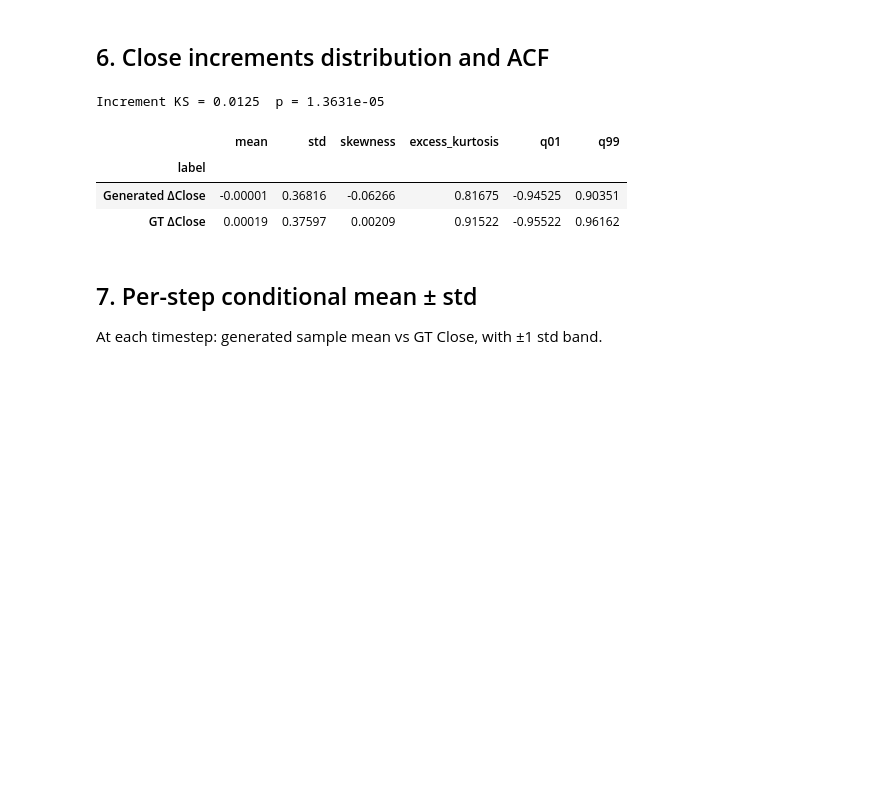
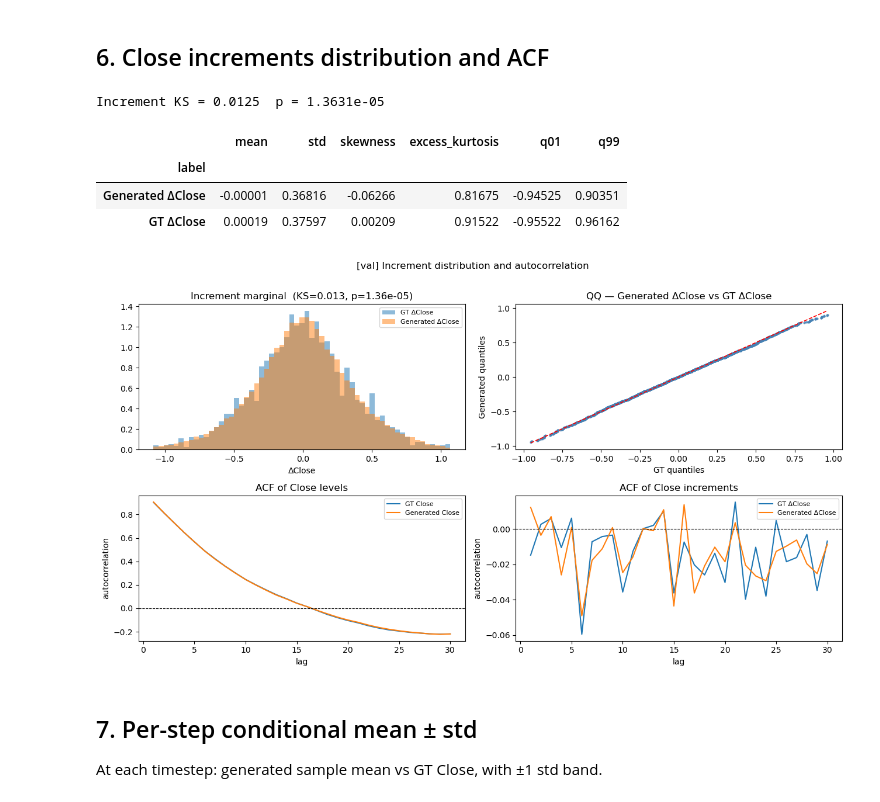
Before and after one commit to GiacomoNegri/Master-Thesis, a Jupyter notebook: notebooks/OHLC_conditional_csv_analysis.ipynb, the cells around one changed output. Saved outputs shown, nothing was run; the diff lists cells and outputs as text; code cells hidden in the pictures; blank space fills up the shorter version.

```diff
--- a/notebooks/OHLC_conditional_csv_analysis.ipynb
+++ b/notebooks/OHLC_conditional_csv_analysis.ipynb
@@ -361,34 +375,36 @@ axes[0, 0].set_xlabel("ΔClose"); axes[0, 0].legend(fontsize=8)
 
 probs_i = np.linspace(0.01, 0.99, min(len(gen_inc), 5_000))
 q_gt_i  = np.quantile(gt_inc,  probs_i)
 q_gen_i = np.quantile(gen_inc, probs_i)
 axes[0, 1].scatter(q_gt_i, q_gen_i, s=4, alpha=0.5, color="steelblue")
 lims_i = [min(q_gt_i.min(), q_gen_i.min()), max(q_gt_i.max(), q_gen_i.max())]
 axes[0, 1].plot(lims_i, lims_i, "r--", lw=1.2)
 axes[0, 1].set_title("QQ — Generated ΔClose vs GT ΔClose")
 axes[0, 1].set_xlabel("GT quantiles"); axes[0, 1].set_ylabel("Generated quantiles")
 
 axes[1, 0].plot(lag_axis, mean_acf(gt_close,      LAGS, use_diff=False), label="GT Close",        color="tab:blue")
 axes[1, 0].plot(lag_axis, mean_acf(gen_paths_s0,  LAGS, use_diff=False), label="Generated Close", color="tab:orange")
 axes[1, 0].axhline(0, color="black", lw=0.8, ls="--")
 axes[1, 0].set_title("ACF of Close levels")
 axes[1, 0].set_xlabel("lag"); axes[1, 0].set_ylabel("autocorrelation"); axes[1, 0].legend(fontsize=8)
 
 axes[1, 1].plot(lag_axis, mean_acf(gt_close,      LAGS, use_diff=True), label="GT ΔClose",        color="tab:blue")
 axes[1, 1].plot(lag_axis, mean_acf(gen_paths_s0,  LAGS, use_diff=True), label="Generated ΔClose", color="tab:orange")
 axes[1, 1].axhline(0, color="black", lw=0.8, ls="--")
 axes[1, 1].set_title("ACF of Close increments")
 axes[1, 1].set_xlabel("lag"); axes[1, 1].set_ylabel("autocorrelation"); axes[1, 1].legend(fontsize=8)
 
 plt.suptitle(f"[{ANALYSIS_SPLIT}] Increment distribution and autocorrelation", y=1.01)
 plt.tight_layout()
-plt.show()
+display(fig)
+plt.close(fig)
 # %% [output]
 Increment KS = 0.0125  p = 1.3631e-05
 |  | mean | std | skewness | excess_kurtosis | q01 | q99 |
 | label |  |  |  |  |  |  |
 | Generated ΔClose | -0.00001 | 0.36816 | -0.06266 | 0.81675 | -0.94525 | 0.90351 |
 | GT ΔClose | 0.00019 | 0.37597 | 0.00209 | 0.91522 | -0.95522 | 0.96162 |
+[figure, added]
 # %% [markdown]
 ## 7. Per-step conditional mean ± std
 
```
Also changed, not shown: parts of 11 cells of this notebook, 1 other file.
